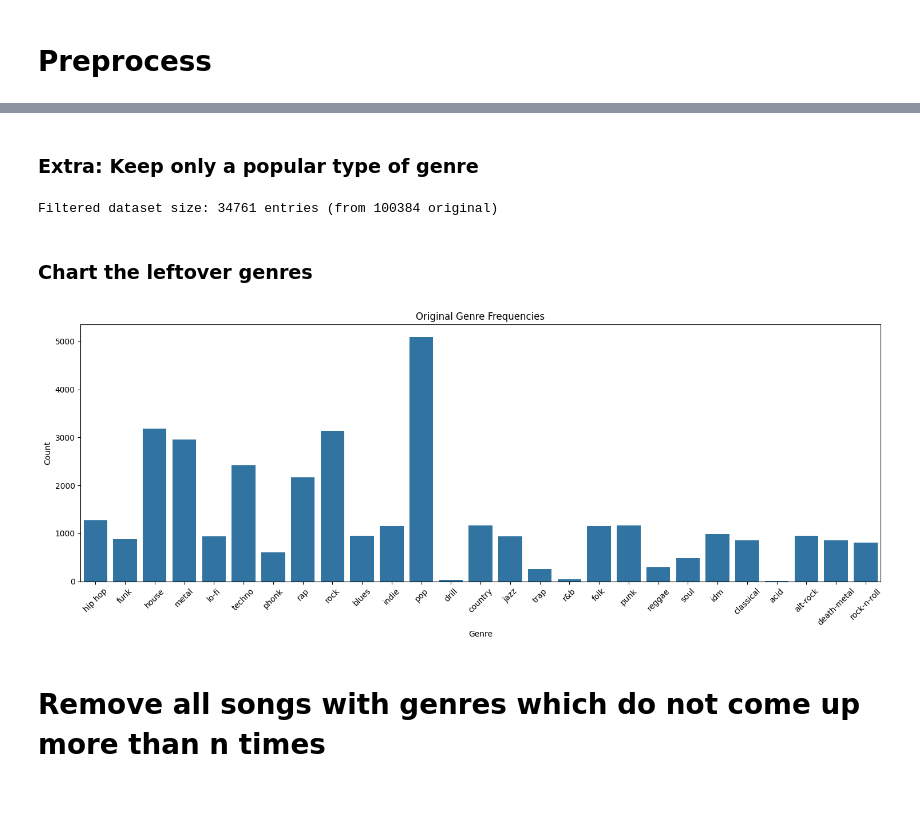
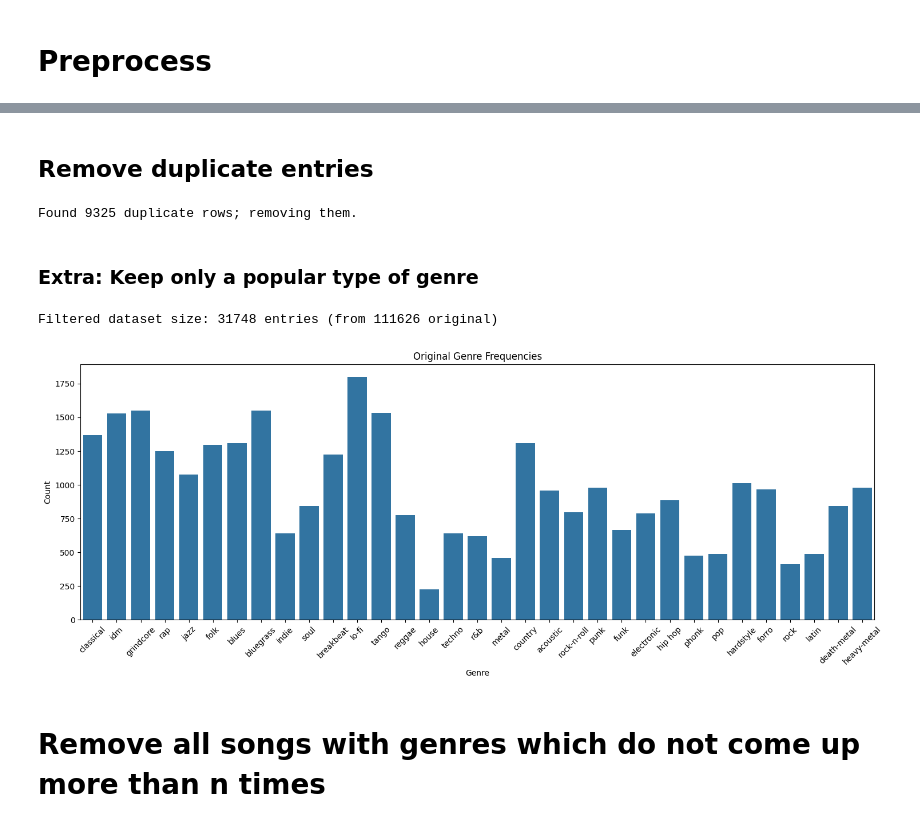
Before and after one commit to agresdominik/predictify, a Jupyter notebook: src/ai_analysis/genre_prediction.ipynb, the cells around one changed output, grey strips where cells are left out. Drawn from its saved outputs; the diff is of its cells as text; code cells hidden in the pictures; blank space fills up the shorter version.

```diff
--- a/src/ai_analysis/genre_prediction.ipynb
+++ b/src/ai_analysis/genre_prediction.ipynb
@@ -78,4 +67,5 @@ popular_genres = {
 # %%
+### THIS OVERGENERALIZES THE LABELS AND ACCURACY BECOMES LOWER ###
 import re
 
 genre_patterns = [(genre, re.compile(rf'\b{re.escape(genre)}\b', re.IGNORECASE)) for genre in popular_genres]
@@ -90,11 +80,12 @@ def simplify_labels(y_labels):
                 matched = True
                 break
         if not matched:
-            new_labels.append(label)  # Keep original if no match
+            new_labels.append(label)
     return new_labels
 
-y_labels_normalized = simplify_labels(y_labels)
+y = simplify_labels(y)
 # %%
+### OLD HAND WRITTEN CODE FOR MAPPING GENRES ###
 genre_mapping = {
     'lo-fi beats': 'lo-fi',
     'chillwave': 'lo-fi',
@@ -214,4 +205,4 @@ genre_mapping = {
 
 }
 
-y_labels_normalized = [genre_mapping.get(label, label) for label in y_labels]
+y = np.array([genre_mapping.get(label, label) for label in y])
@@ -232,55 +209,57 @@ y_labels_normalized = [genre_mapping.get(label, label) for label in y_labels_nor
-# %%
-# Or remove hip hop
-
-X = X[np.array(y_labels_normalized) != "hip hop"]
-y_labels_normalized = np.array(y_labels_normalized)[np.array(y_labels_normalized) != "hip hop"]
+# %% [markdown]
+## Remove duplicate entries
+# %%
+import numpy as np
+import matplotlib.pyplot as plt
+from sklearn.impute import SimpleImputer
+
+# Detect and remove exact duplicate rows
+# np.unique with return_index gives us the first occurrence
+unique_rows, unique_indices = np.unique(X, axis=0, return_index=True)
+n_duplicates = X.shape[0] - unique_indices.size
+print(f"\nFound {n_duplicates} duplicate rows; removing them.")
+
+X = X[unique_indices]
+y = y[unique_indices]
+# %% [output]
+Found 9325 duplicate rows; removing them.
 # %% [markdown]
 ### Extra: Keep only a popular type of genre
-# %%
-import numpy as np
-
-original_labels_list = y_labels_normalized
-y_labels_normalized = np.array(y_labels_normalized)
-
-
-y_lower = np.array([genre.lower() for genre in y_labels_normalized])
-
-mask = np.array([genre in popular_genres for genre in y_lower])
-
-X = X[mask]
-y_labels_normalized = y_labels_normalized[mask]
-
-# Optional: print some info
-print(f"Filtered dataset size: {len(y_labels_normalized)} entries (from {len(original_labels_list)} original)")
-# %% [output]
-Filtered dataset size: 34761 entries (from 100384 original)
-# %% [markdown]
-### Chart the leftover genres
 # %%
+import numpy as np
 from collections import Counter
 import seaborn as sns
 import matplotlib.pyplot as plt
 
+# Save the original labels for comparison
+original_labels_list = y
 
-y = y_labels_normalized
+# Create a mask of only the popular genres and apply to X and y
+y_lower = np.array([genre.lower() for genre in y])
+mask = np.array([genre in popular_genres for genre in y_lower])
 
+# Apply the mask to X and y
+X = X[mask]
+y = y[mask]
+print(f"Filtered dataset size: {len(y)} entries (from {len(original_labels_list)} original)")
+
+# Count the frequency of each label in the filtered dataset
 freq_original = Counter(y)
 
 orig_genres = list(freq_original.keys())
 orig_counts = list(freq_original.values())
 
 fig, axs = plt.subplots(figsize=(15, 6))
-
 sns.barplot(x=orig_genres, y=orig_counts, ax=axs)
 axs.set_title("Original Genre Frequencies")
 axs.set_xlabel("Genre")
 axs.set_ylabel("Count")
 axs.tick_params(axis='x', rotation=45)
-
 plt.tight_layout()
 plt.show()
 # %% [output]
+Filtered dataset size: 31748 entries (from 111626 original)
-[figure, old version]
+[figure, new version]
 # %% [markdown]
 # Remove all songs with genres which do not come up more than n times
 # %%
```
Also changed, not shown: parts of 39 cells of this notebook, 8 other files.
